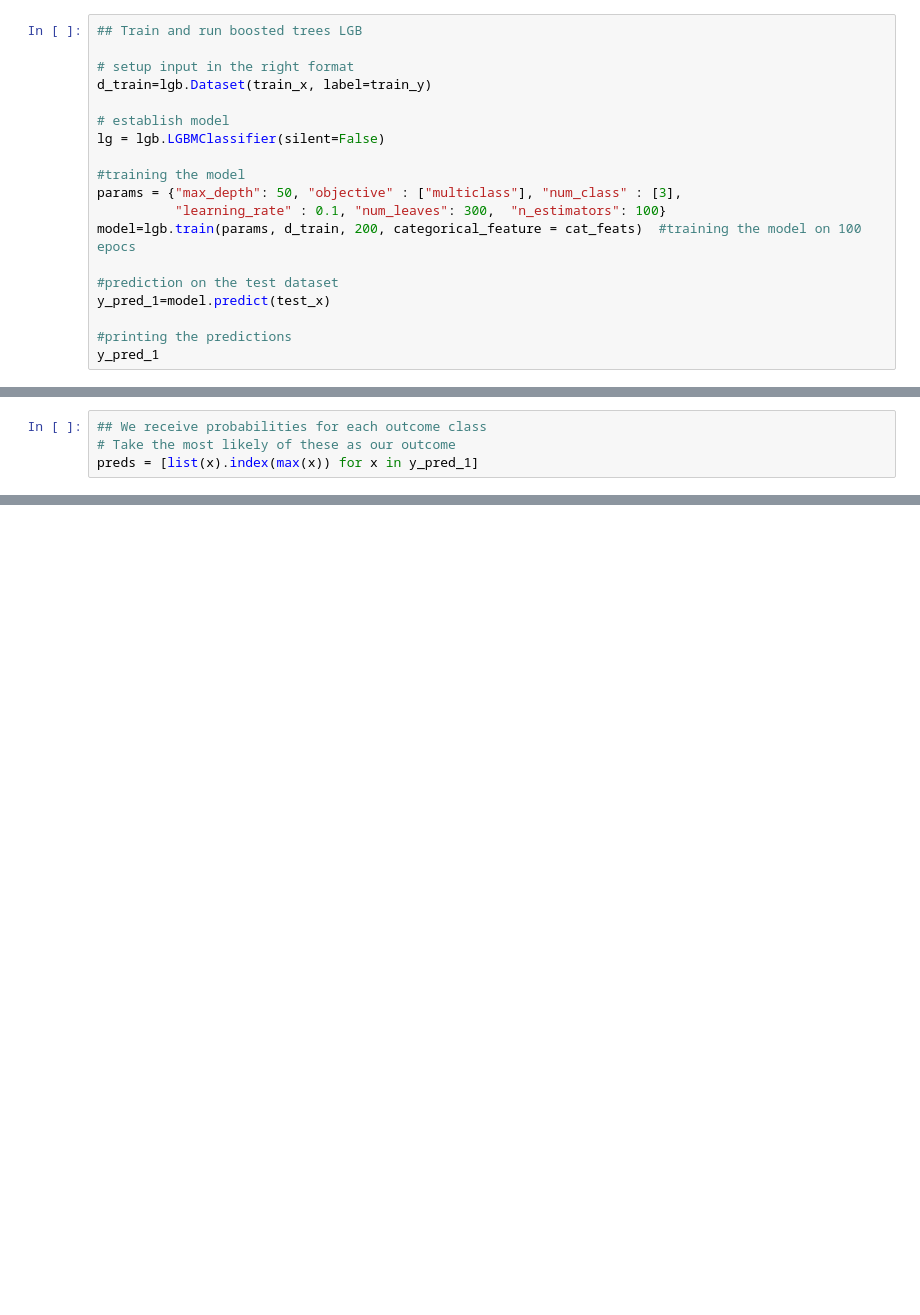
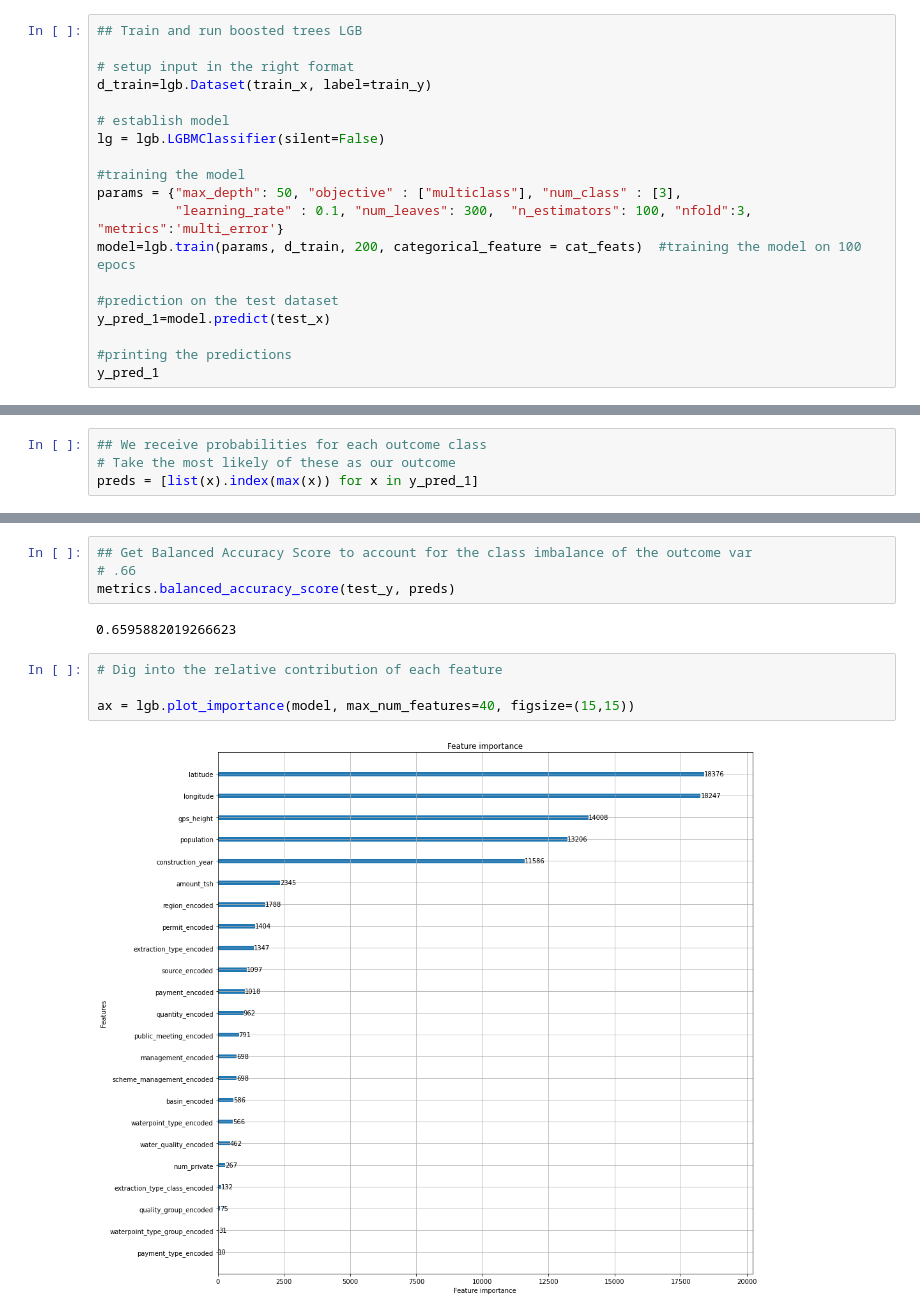
Before and after one commit to colemai/water_table_anlaysis, a Jupyter notebook: ml.ipynb, the cells around one changed output, grey strips where cells are left out. Drawn from its saved outputs; the diff is of its cells as text; blank space fills up the shorter version.

Commit message:
Extracting features from model

```diff
--- a/ml.ipynb
+++ b/ml.ipynb
@@ -129,7 +150,7 @@ lg = lgb.LGBMClassifier(silent=False)
 
 #training the model
 params = {"max_depth": 50, "objective" : ["multiclass"], "num_class" : [3],
-          "learning_rate" : 0.1, "num_leaves": 300,  "n_estimators": 100}
+          "learning_rate" : 0.1, "num_leaves": 300,  "n_estimators": 100, "nfold":3, "metrics":'multi_error'}
 model=lgb.train(params, d_train, 200, categorical_feature = cat_feats)  #training the model on 100 epocs
 
 #prediction on the test dataset
@@ -165,0 +188,12 @@ multiclass_roc_auc_score(test_y, preds)
+# %%
+## Get Balanced Accuracy Score to account for the class imbalance of the outcome var
+# .66
+metrics.balanced_accuracy_score(test_y, preds)
+# %% [output]
+0.6595882019266623
+# %%
+# Dig into the relative contribution of each feature
+
+ax = lgb.plot_importance(model, max_num_features=40, figsize=(15,15))
+# %% [output]
+[figure, added]
```
Also changed, not shown: parts of 15 cells of this notebook, 2 other files.
